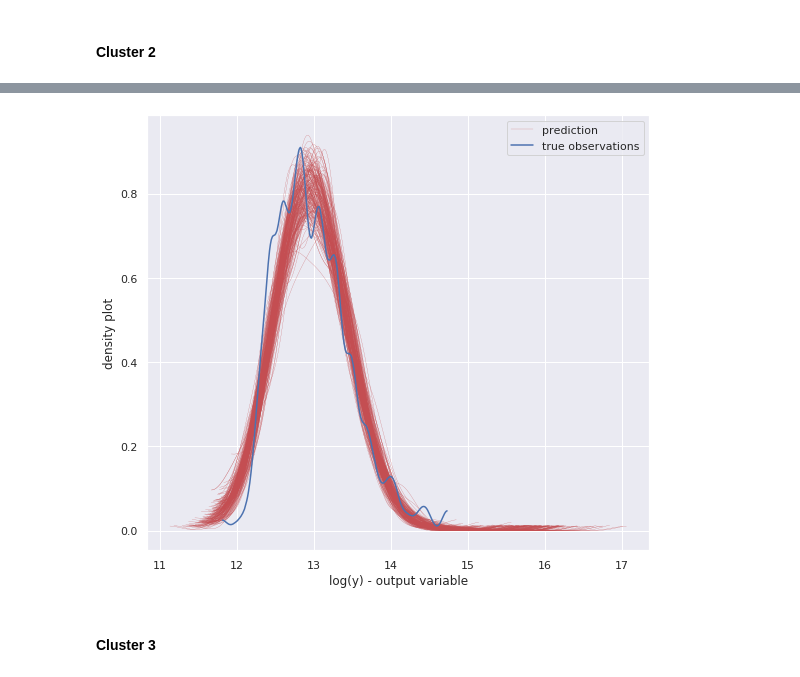
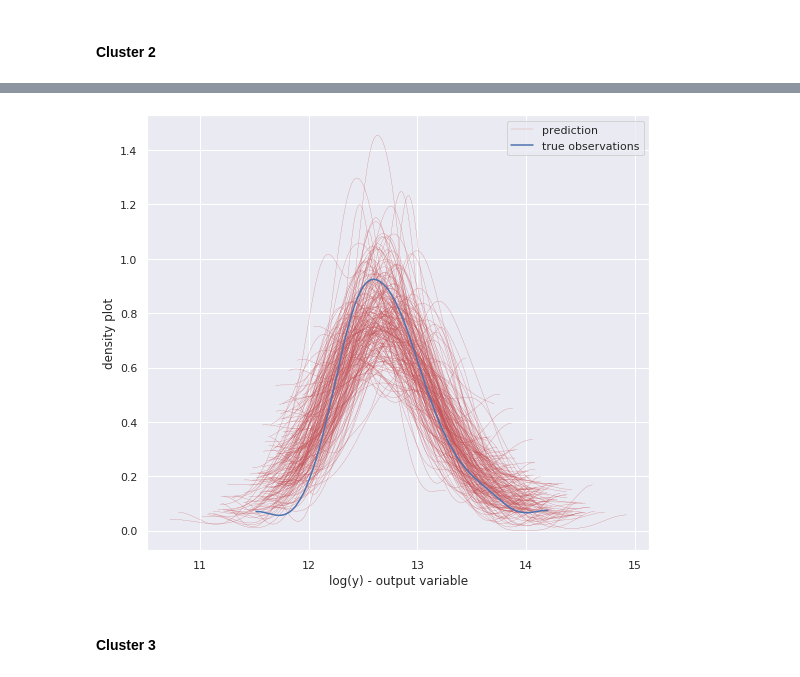
Before and after one commit to 9309888/ET5003-Group-2, a Jupyter notebook: ET5003_KaggleCompetition_JohnHayes_9309888.ipynb, the cells around one changed output, grey strips where cells are left out. Saved outputs shown, nothing was run; the diff lists cells and outputs as text; code cells hidden in the pictures.

Commit message:
Add files via upload
Test without NLP features. Initial BayesianNN.

```diff
--- a/ET5003_KaggleCompetition_JohnHayes_9309888.ipynb
+++ b/ET5003_KaggleCompetition_JohnHayes_9309888.ipynb
@@ -1037,0 +1057,18 @@ y nlp validation shape: (347, 1)
+# %%
+# train set, input columns
+Xs_train = X_train.iloc[:,0:].values
+
+# train set, output column, cost
+ys_train = y_train.values.reshape(-1, 1)
+
+# test set, input columns
+Xs_test = X_test.iloc[:,0:].values
+
+ys_test = y1_test.iloc[:,0:].values
+
+print(Xs_train.shape)
+print(ys_train.shape)
+print(Xs_test.shape)
+print(y_test.shape)
+print(ys_test.shape)
+print(type(ys_test))
@@ -1042,27 +1086,21 @@ sc = StandardScaler()
 
 # hstack will concatenation along the second axis
 # Training from train_test_split()
-Xss_train = np.hstack([X_nlp_train, X_nlp_train[:,[2]]**2])
+Xss_train = np.hstack([Xs_train, Xs_train[:,[2]]**2])
 xscaler = sc.fit(Xss_train)
 Xn_train = xscaler.transform(Xss_train)
 
 Xss_test = np.hstack([Xs_test, Xs_test[:,[2]]**2])
 Xn_test = xscaler.transform(Xss_test)
 
-Xss_val = np.hstack([X_nlp_test, X_nlp_test[:,[2]]**2])
-Xn_val = xscaler.transform(Xss_val)
+#Xss_val = np.hstack([X_test, X_test[:,[2]]**2])
+#Xn_val = xscaler.transform(Xss_val)
 
-ylog = np.log(y_nlp_train.astype('float'))
+ylog = np.log(ys_train.astype('float'))
 yscaler = sc.fit(ylog)
 yn_train = yscaler.transform(ylog)
 
-print(Xn_train.shape)
-print(yn_train.shape)
-print(y_nlp_train.shape)
-
-full_posterior, full_approximation = run_model(Xn_train, yn_train, num_iter, sample_size)
-
-plt.figure(figsize=(10, 8))
-plt.plot(full_approximation.hist);
+print(X_train.shape)
+print(y_train.shape)
 # %% [output]
 (1040, 6)
@@ -1257,7 +1229,7 @@ Finished [100%]: Average Loss = 118.39
 # %% [markdown]
 #### Cluster 2
 # %%
-ylog2, yscaler, Xn2, yn2, Xtestn2, yscaler2 = train_cluster(Xn_train, Xn_test, y_nlp_train, 2)
+ylog2, yscaler, Xn2, yn2, Xtestn2, yscaler2 = train_cluster(Xn_train, Xn_test, ys_train, 2)
 cl2_posterior, cl2_approximation = run_model(Xn2, yn2, num_iter, sample_size)
 cluster_sim(cl2_posterior, Xn2, ylog2, num_samples=num_of_clust_samples)
 # %% [output]
@@ -1266,4 +1238,4 @@ Finished [100%]: Average Loss = 582.96
-[figure, old version]
+[figure, new version]
 # %% [markdown]
 #### Cluster 3
 # %%
```
Also changed, not shown: parts of 54 cells of this notebook.
